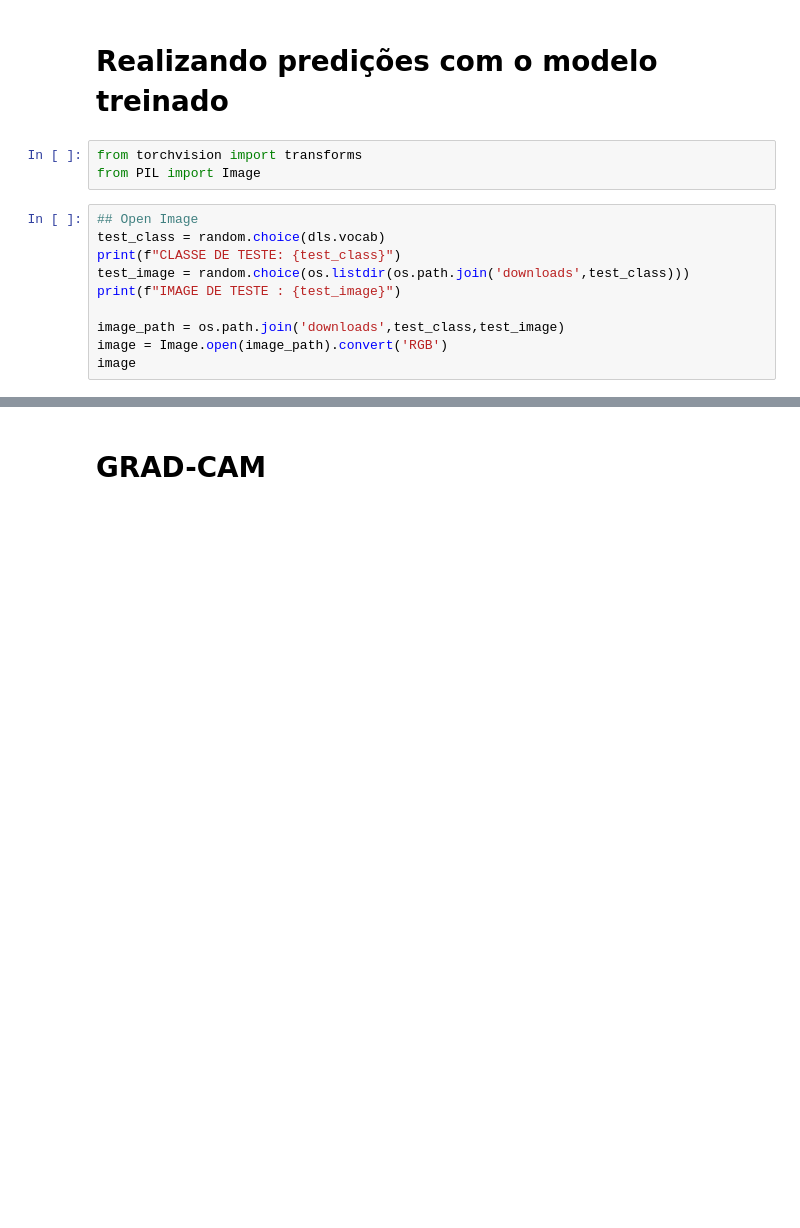
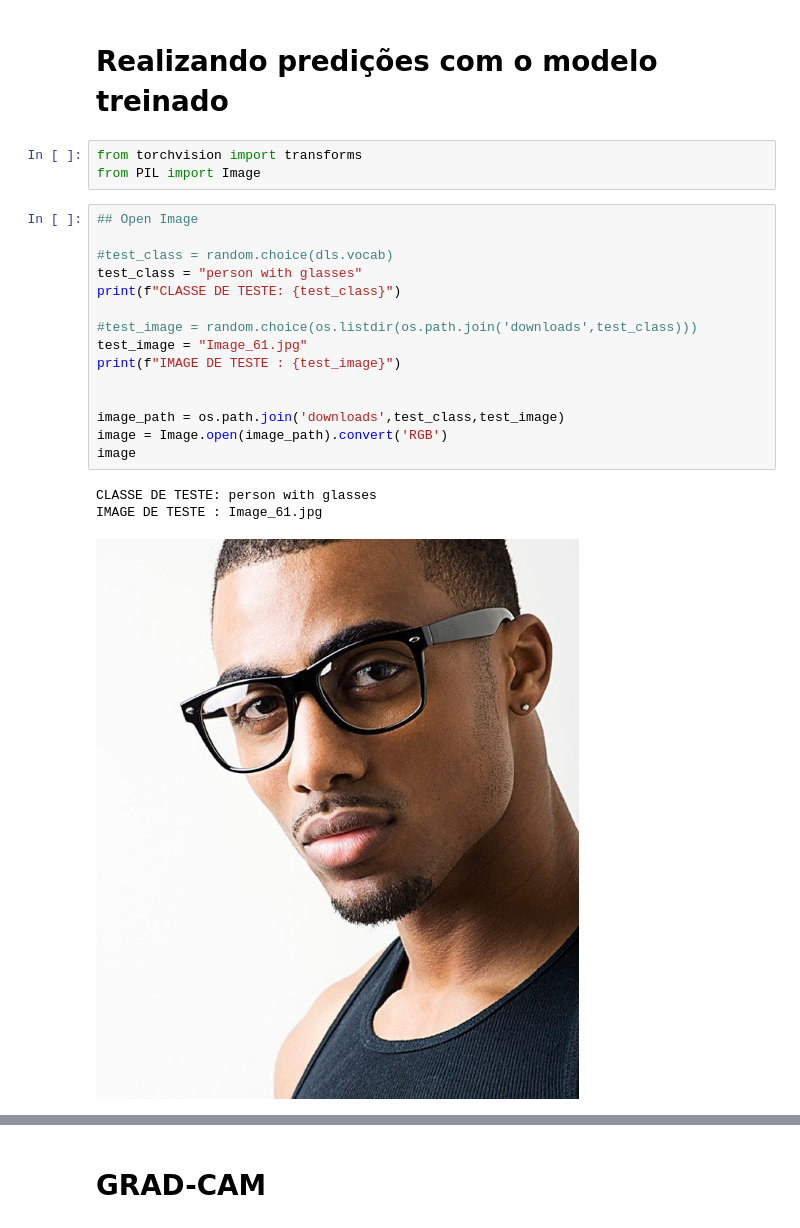
Before and after one commit to hugogontijomachado/SENAI_minicurso, a Jupyter notebook: 4_glasses_no_glasses/glasses_no_glasses.ipynb, the cells around one changed output, grey strips where cells are left out. Drawn from its saved outputs; the diff is of its cells as text; blank space fills up the shorter version.

```diff
--- a/4_glasses_no_glasses/glasses_no_glasses.ipynb
+++ b/4_glasses_no_glasses/glasses_no_glasses.ipynb
@@ -97,14 +106,23 @@ from torchvision import transforms
 from PIL import Image
 # %%
 ## Open Image
-test_class = random.choice(dls.vocab)
+
+#test_class = random.choice(dls.vocab)
+test_class = "person with glasses"
 print(f"CLASSE DE TESTE: {test_class}")
-test_image = random.choice(os.listdir(os.path.join('downloads',test_class)))
+
+#test_image = random.choice(os.listdir(os.path.join('downloads',test_class)))
+test_image = "Image_61.jpg"
 print(f"IMAGE DE TESTE : {test_image}")
+
 
 image_path = os.path.join('downloads',test_class,test_image)
 image = Image.open(image_path).convert('RGB')
 image
+# %% [output]
+CLASSE DE TESTE: person with glasses
+IMAGE DE TESTE : Image_61.jpg
+[figure, added]
 # %%
 # predict image with learn
 pred,pred_idx,probs = learn.predict(image)
```
Also changed, not shown: parts of 12 cells of this notebook, 15 other files.
